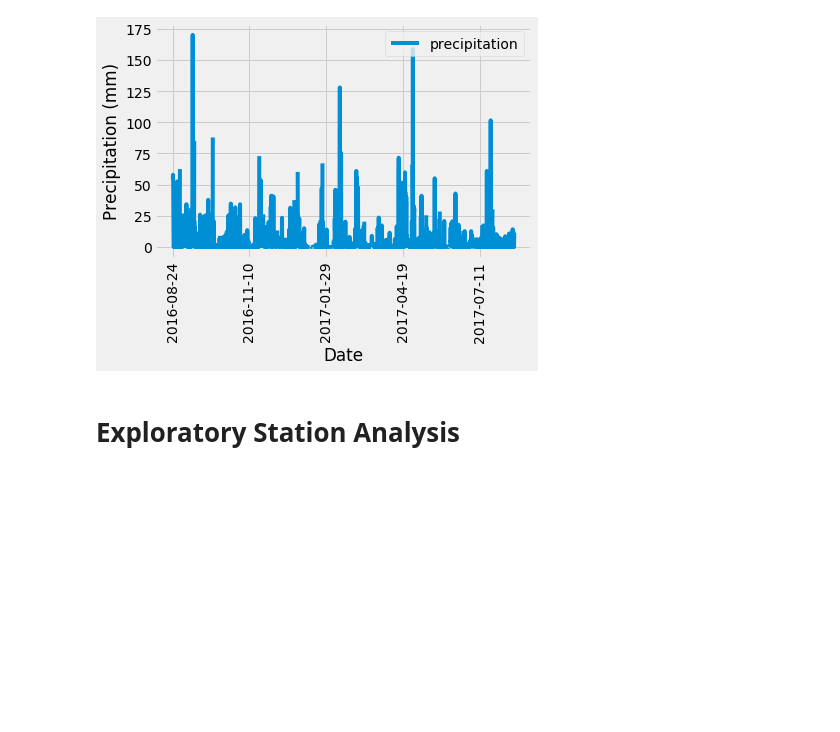
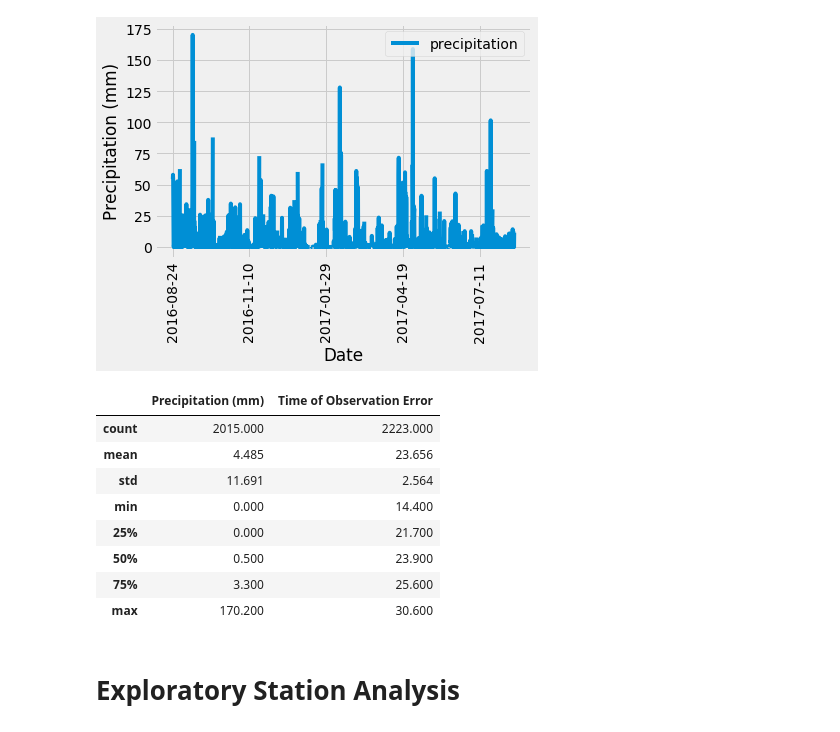
Before and after one commit to oli124/sqlalchemy-challenge, a Jupyter notebook: SurfsUp/climate_starter.ipynb, the cells around one changed output. Saved outputs shown, nothing was run; the diff lists cells and outputs as text; code cells hidden in the pictures; blank space fills up the shorter version.

Commit message:
updated notebook, completed Exploratory Precipitation Analysis section

```diff
--- a/SurfsUp/climate_starter.ipynb
+++ b/SurfsUp/climate_starter.ipynb
@@ -97,3 +95,27 @@ plt.show()
+# %%
+# Use Pandas to calcualte the summary statistics for the precipitation data
+all_prcp_data = session.query(Measurement.date, Measurement.prcp, Measurement.tobs).\
+    filter(Measurement.date > year_ago).all()
+
+summary_stats_df = pd.DataFrame(all_prcp_data, columns = ['date', 'prcp', 'tobs'])
+summary_stats_df = summary_stats_df.rename(
+    columns={
+        'date': 'Date',
+        'prcp': 'Precipitation (mm)',
+        'tobs': 'Time of Observation Error'}
+        )
+
+summary_stats_df.describe().round(3)
+# %% [output]
+|  | Precipitation (mm) | Time of Observation Error |
+| count | 2015.000 | 2223.000 |
+| mean | 4.485 | 23.656 |
+| std | 11.691 | 2.564 |
+| min | 0.000 | 14.400 |
+| 25% | 0.000 | 21.700 |
+| 50% | 0.500 | 23.900 |
+| 75% | 3.300 | 25.600 |
+| max | 170.200 | 30.600 |
 # %% [markdown]
 # Exploratory Station Analysis
 # %%
```
Also changed, not shown: parts of 2 cells of this notebook.
